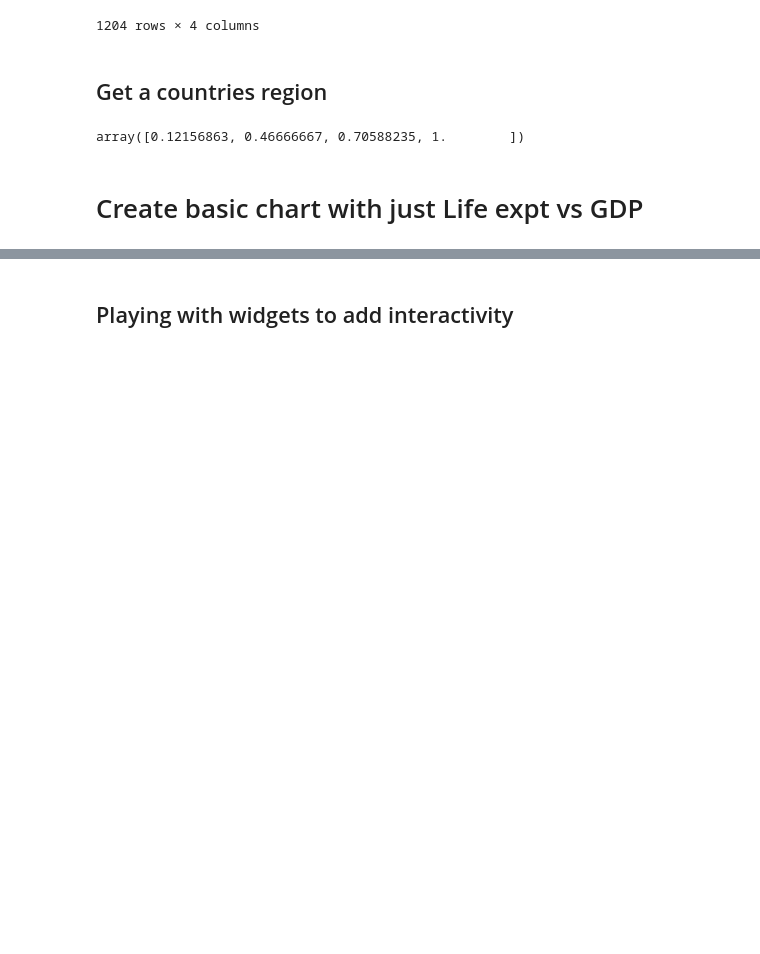
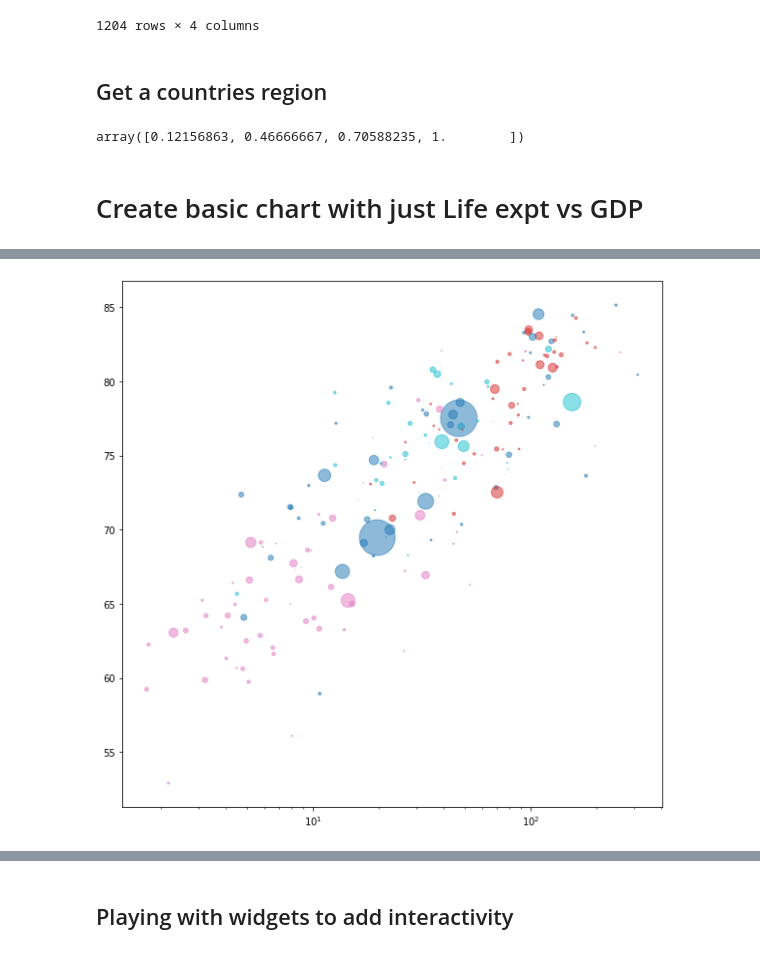
Before and after one commit to zeusgedofdata/Data_Visualization, a Jupyter notebook: GapMinder_Replica.ipynb, the cells around one changed output, grey strips where cells are left out. Cells and saved outputs as stored; diff of their text form; code cells hidden in the pictures; blank space fills up the shorter version.

```diff
--- a/GapMinder_Replica.ipynb
+++ b/GapMinder_Replica.ipynb
@@ -184,0 +193,18 @@ HTML(anim.to_html5_video())
+# %%
+time_index = 2019
+fig, ax = plt.subplots(figsize=(10, 10))
+scat = ax.scatter('Income per person per day', 'Life expectancy', s="country_size", c='region_color', alpha = 0.5, data = life_exp_vs_income_pp[life_exp_vs_income_pp["time"] == time_index])
+plt.xscale("log")
+
+def animate(i):
+    i=i+1800
+    next_vals = life_exp_vs_income_pp[life_exp_vs_income_pp["time"] == i]
+    #ax.scatter('Income per person', 'Life expectancy', s="country_size", c='region_color', alpha = 0.5, data = life_exp_vs_income_pp[life_exp_vs_income_pp["time"] == time_index])
+    scat.set_offsets(np.c_[next_vals['Income per person per day'], next_vals['Life expectancy']])
+    scat.set_sizes(next_vals['country_size'])
+    #print(next_vals['region_color'].values)
+    #scat.set_array(next_vals['region_color'].values)
+    time_text.set_text(i)
+    return (scat,)
+# %% [output]
+[figure, added]
```
Also changed, not shown: parts of 5 cells of this notebook, 1 other file.
